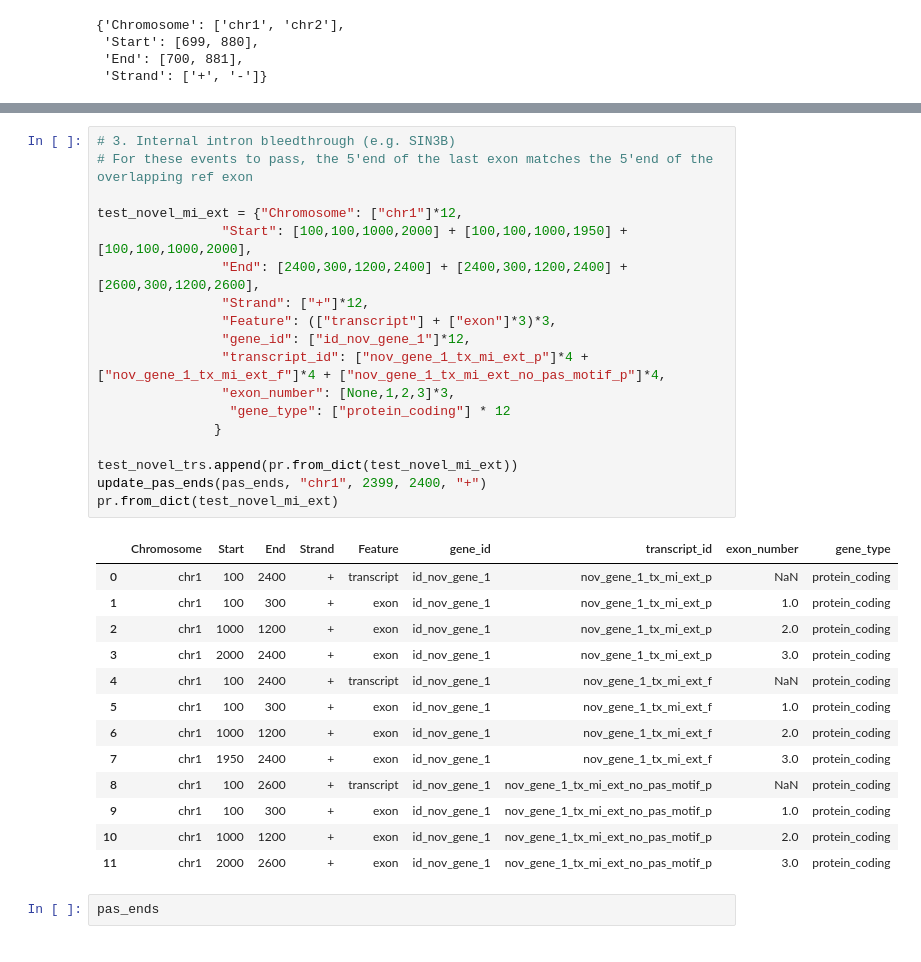
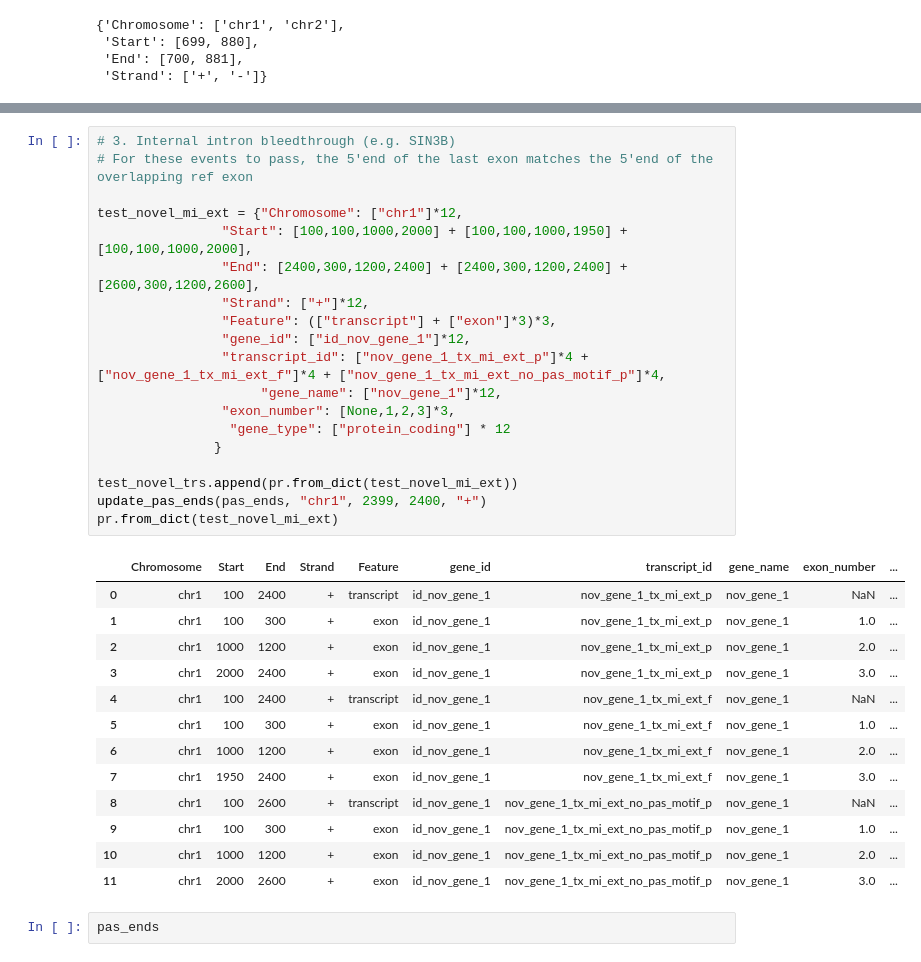
Before and after one commit to frattalab/PAPA, a Jupyter notebook: scripts/generate_test_annotations.ipynb, the cells around one changed output, grey strips where cells are left out. Cells and saved outputs as stored; diff of their text form.

```diff
--- a/scripts/generate_test_annotations.ipynb
+++ b/scripts/generate_test_annotations.ipynb
@@ -196,35 +196,36 @@ pr.from_dict(test_novel_mi_s)
 # %%
 # 3. Internal intron bleedthrough (e.g. SIN3B)
 # For these events to pass, the 5'end of the last exon matches the 5'end of the overlapping ref exon
 
 test_novel_mi_ext = {"Chromosome": ["chr1"]*12,
                 "Start": [100,100,1000,2000] + [100,100,1000,1950] + [100,100,1000,2000],
                 "End": [2400,300,1200,2400] + [2400,300,1200,2400] + [2600,300,1200,2600],
                 "Strand": ["+"]*12,
                 "Feature": (["transcript"] + ["exon"]*3)*3,
                 "gene_id": ["id_nov_gene_1"]*12,
                 "transcript_id": ["nov_gene_1_tx_mi_ext_p"]*4 + ["nov_gene_1_tx_mi_ext_f"]*4 + ["nov_gene_1_tx_mi_ext_no_pas_motif_p"]*4,
+                     "gene_name": ["nov_gene_1"]*12,
                 "exon_number": [None,1,2,3]*3,
                  "gene_type": ["protein_coding"] * 12
                }
 
 test_novel_trs.append(pr.from_dict(test_novel_mi_ext))
 update_pas_ends(pas_ends, "chr1", 2399, 2400, "+")
 pr.from_dict(test_novel_mi_ext)
 # %% [output]
-|  | Chromosome | Start | End | Strand | Feature | gene_id | transcript_id | exon_number | gene_type |
-| 0 | chr1 | 100 | 2400 | + | transcript | id_nov_gene_1 | nov_gene_1_tx_mi_ext_p | NaN | protein_coding |
-| 1 | chr1 | 100 | 300 | + | exon | id_nov_gene_1 | nov_gene_1_tx_mi_ext_p | 1.0 | protein_coding |
-| 2 | chr1 | 1000 | 1200 | + | exon | id_nov_gene_1 | nov_gene_1_tx_mi_ext_p | 2.0 | protein_coding |
-| 3 | chr1 | 2000 | 2400 | + | exon | id_nov_gene_1 | nov_gene_1_tx_mi_ext_p | 3.0 | protein_coding |
-| 4 | chr1 | 100 | 2400 | + | transcript | id_nov_gene_1 | nov_gene_1_tx_mi_ext_f | NaN | protein_coding |
-| 5 | chr1 | 100 | 300 | + | exon | id_nov_gene_1 | nov_gene_1_tx_mi_ext_f | 1.0 | protein_coding |
-| 6 | chr1 | 1000 | 1200 | + | exon | id_nov_gene_1 | nov_gene_1_tx_mi_ext_f | 2.0 | protein_coding |
-| 7 | chr1 | 1950 | 2400 | + | exon | id_nov_gene_1 | nov_gene_1_tx_mi_ext_f | 3.0 | protein_coding |
-| 8 | chr1 | 100 | 2600 | + | transcript | id_nov_gene_1 | nov_gene_1_tx_mi_ext_no_pas_motif_p | NaN | protein_coding |
-| 9 | chr1 | 100 | 300 | + | exon | id_nov_gene_1 | nov_gene_1_tx_mi_ext_no_pas_motif_p | 1.0 | protein_coding |
-| 10 | chr1 | 1000 | 1200 | + | exon | id_nov_gene_1 | nov_gene_1_tx_mi_ext_no_pas_motif_p | 2.0 | protein_coding |
-| 11 | chr1 | 2000 | 2600 | + | exon | id_nov_gene_1 | nov_gene_1_tx_mi_ext_no_pas_motif_p | 3.0 | protein_coding |
+|  | Chromosome | Start | End | Strand | Feature | gene_id | transcript_id | gene_name | exon_number | ... |
+| 0 | chr1 | 100 | 2400 | + | transcript | id_nov_gene_1 | nov_gene_1_tx_mi_ext_p | nov_gene_1 | NaN | ... |
+| 1 | chr1 | 100 | 300 | + | exon | id_nov_gene_1 | nov_gene_1_tx_mi_ext_p | nov_gene_1 | 1.0 | ... |
+| 2 | chr1 | 1000 | 1200 | + | exon | id_nov_gene_1 | nov_gene_1_tx_mi_ext_p | nov_gene_1 | 2.0 | ... |
+| 3 | chr1 | 2000 | 2400 | + | exon | id_nov_gene_1 | nov_gene_1_tx_mi_ext_p | nov_gene_1 | 3.0 | ... |
+| 4 | chr1 | 100 | 2400 | + | transcript | id_nov_gene_1 | nov_gene_1_tx_mi_ext_f | nov_gene_1 | NaN | ... |
+| 5 | chr1 | 100 | 300 | + | exon | id_nov_gene_1 | nov_gene_1_tx_mi_ext_f | nov_gene_1 | 1.0 | ... |
+| 6 | chr1 | 1000 | 1200 | + | exon | id_nov_gene_1 | nov_gene_1_tx_mi_ext_f | nov_gene_1 | 2.0 | ... |
+| 7 | chr1 | 1950 | 2400 | + | exon | id_nov_gene_1 | nov_gene_1_tx_mi_ext_f | nov_gene_1 | 3.0 | ... |
+| 8 | chr1 | 100 | 2600 | + | transcript | id_nov_gene_1 | nov_gene_1_tx_mi_ext_no_pas_motif_p | nov_gene_1 | NaN | ... |
+| 9 | chr1 | 100 | 300 | + | exon | id_nov_gene_1 | nov_gene_1_tx_mi_ext_no_pas_motif_p | nov_gene_1 | 1.0 | ... |
+| 10 | chr1 | 1000 | 1200 | + | exon | id_nov_gene_1 | nov_gene_1_tx_mi_ext_no_pas_motif_p | nov_gene_1 | 2.0 | ... |
+| 11 | chr1 | 2000 | 2600 | + | exon | id_nov_gene_1 | nov_gene_1_tx_mi_ext_no_pas_motif_p | nov_gene_1 | 3.0 | ... |
 # %%
 pas_ends
 # %% [output]
```
Also changed, not shown: parts of 8 cells of this notebook.
